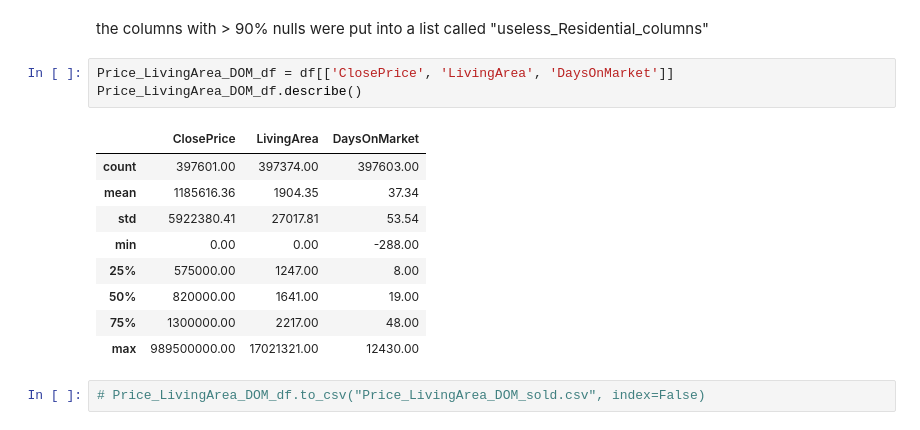
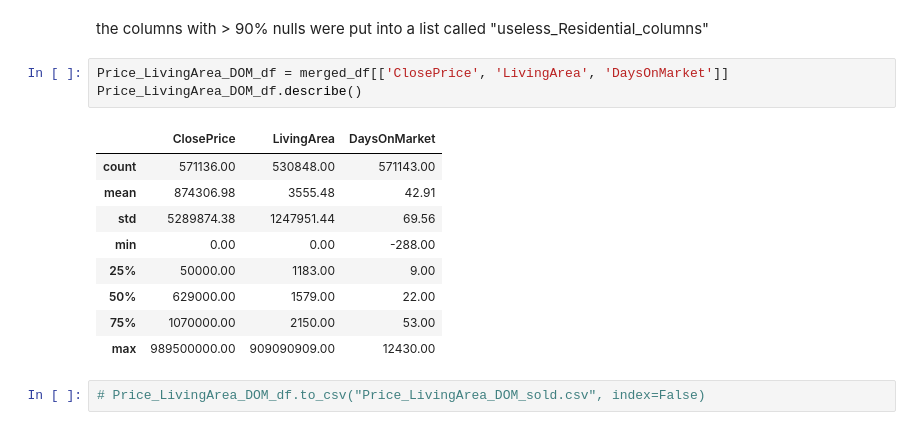
Before and after one commit to End10/IDXExchange-Spring-2026, a Jupyter notebook: sold data analysis.ipynb, the cells around one changed output. Saved outputs shown, nothing was run; the diff lists cells and outputs as text.

```diff
--- a/sold data analysis.ipynb
+++ b/sold data analysis.ipynb
@@ -61,18 +143,18 @@ for column, null_count in nulls.items():
 # %% [markdown]
 the columns with > 90% nulls were put into a list called "useless_Residential_columns"
 # %%
-Price_LivingArea_DOM_df = df[['ClosePrice', 'LivingArea', 'DaysOnMarket']]
+Price_LivingArea_DOM_df = merged_df[['ClosePrice', 'LivingArea', 'DaysOnMarket']]
 Price_LivingArea_DOM_df.describe()
 # %% [output]
 |  | ClosePrice | LivingArea | DaysOnMarket |
-| count | 397601.00 | 397374.00 | 397603.00 |
-| mean | 1185616.36 | 1904.35 | 37.34 |
-| std | 5922380.41 | 27017.81 | 53.54 |
+| count | 571136.00 | 530848.00 | 571143.00 |
+| mean | 874306.98 | 3555.48 | 42.91 |
+| std | 5289874.38 | 1247951.44 | 69.56 |
 | min | 0.00 | 0.00 | -288.00 |
-| 25% | 575000.00 | 1247.00 | 8.00 |
-| 50% | 820000.00 | 1641.00 | 19.00 |
-| 75% | 1300000.00 | 2217.00 | 48.00 |
-| max | 989500000.00 | 17021321.00 | 12430.00 |
+| 25% | 50000.00 | 1183.00 | 9.00 |
+| 50% | 629000.00 | 1579.00 | 22.00 |
+| 75% | 1070000.00 | 2150.00 | 53.00 |
+| max | 989500000.00 | 909090909.00 | 12430.00 |
 # %%
 # Price_LivingArea_DOM_df.to_csv("Price_LivingArea_DOM_sold.csv", index=False)
 # %% [markdown]
```
Also changed, not shown: parts of 19 cells of this notebook, 1 other file.
